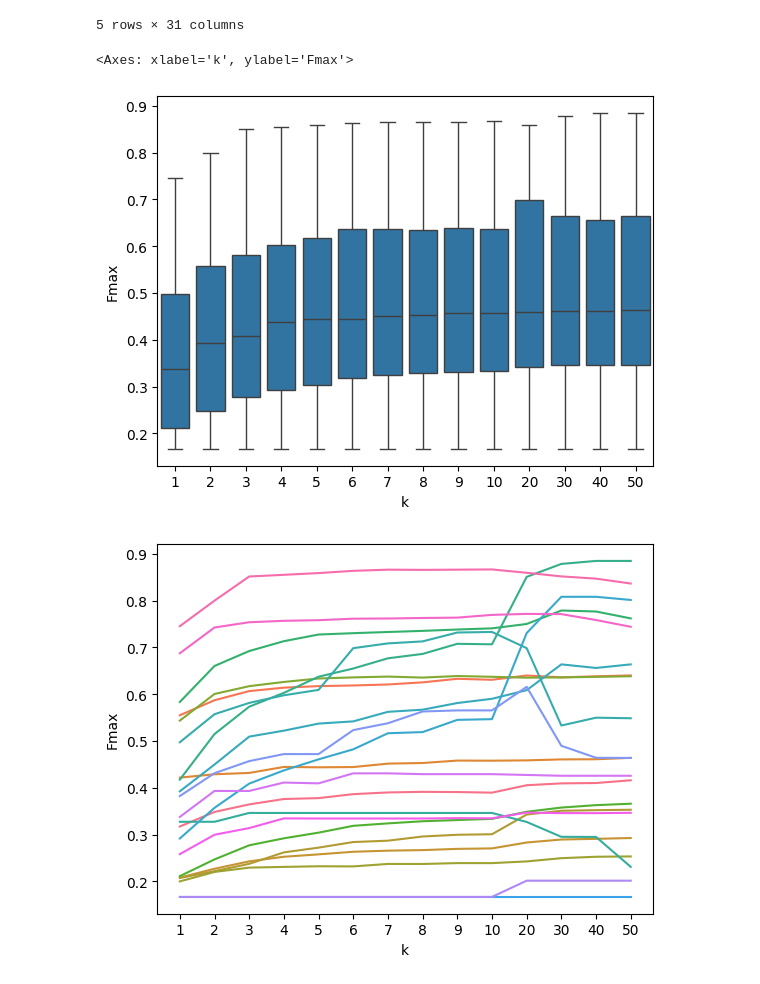
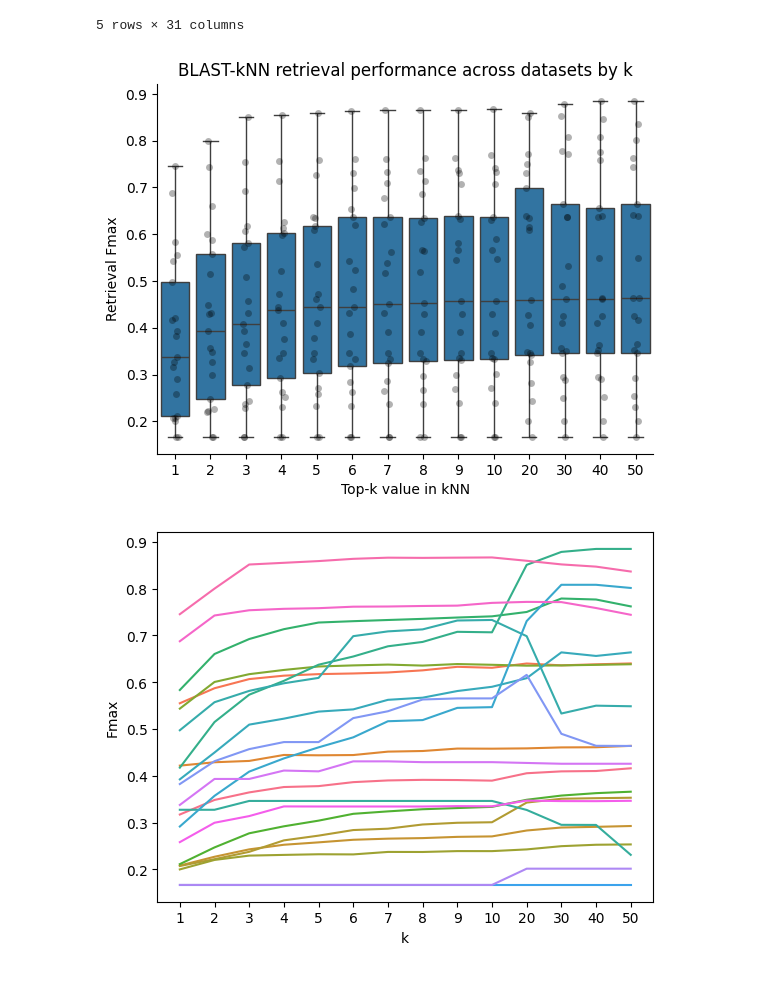
Before and after one commit to mims-harvard/ProCyon, a Jupyter notebook: experimental_analysis/blast_topk.ipynb, the cells around one changed output. Saved outputs shown, nothing was run; the diff lists cells and outputs as text; code cells hidden in the pictures.

Commit message:
Update BLAST-kNN notebook

```diff
--- a/experimental_analysis/blast_topk.ipynb
+++ b/experimental_analysis/blast_topk.ipynb
@@ -35,15 +36,26 @@ retrieval_metrics.head()
 | 3 | BlastKnn_k_1 | protein_go_process_eval_five_shot | 0.114673 | 0.065043 | 0.057710 | 0.065084 | 0.089709 | 0.616025 | ... |
 | 4 | BlastKnn_k_1 | protein_go_function_eval_five_shot | 0.116071 | 0.071819 | 0.058036 | 0.071819 | 0.094351 | 0.664908 | ... |
 5 rows × 31 columns
-# %%
-sns.boxplot(
-    x="k",
-    y="Fmax",
-    data=retrieval_metrics,
-)
-# %% [output]
-<Axes: xlabel='k', ylabel='Fmax'>
-[figure, removed]
+# %%
+sns.boxplot(
+    x="k",
+    y="Fmax",
+    data=retrieval_metrics,
+)
+sns.stripplot(
+    x="k",
+    y="Fmax",
+    data=retrieval_metrics,
+    color="black",
+    alpha=0.3,
+)
+plt.ylabel("Retrieval Fmax")
+plt.xlabel("Top-k value in kNN")
+plt.title("BLAST-kNN retrieval performance across datasets by k")
+
+sns.despine()
+# %% [output]
+[figure, added]
 # %%
 sns.lineplot(
     x="k",
```
Also changed, not shown: parts of 9 cells of this notebook.
